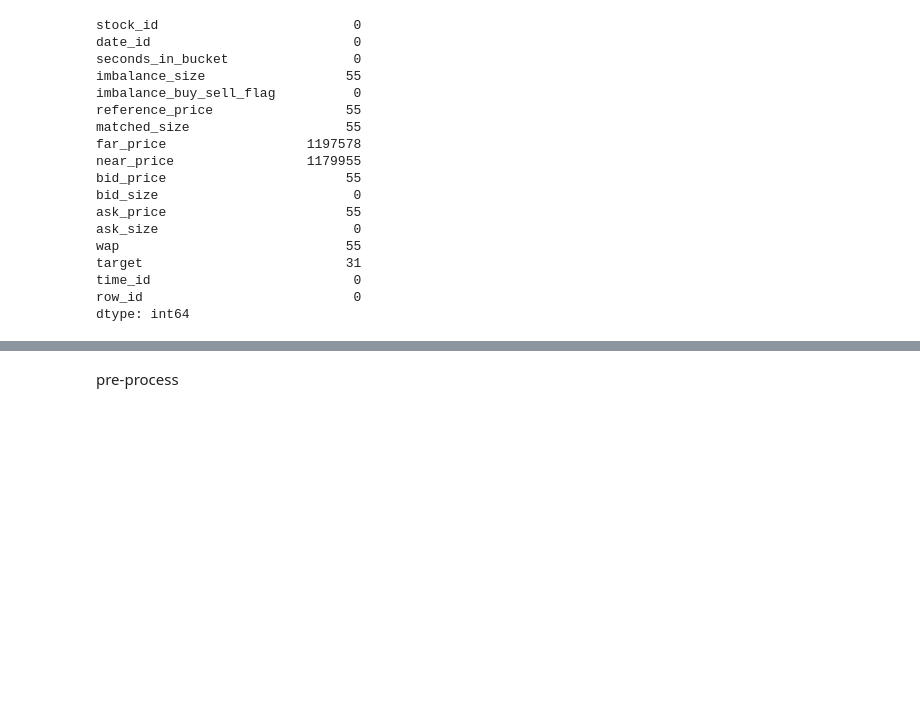
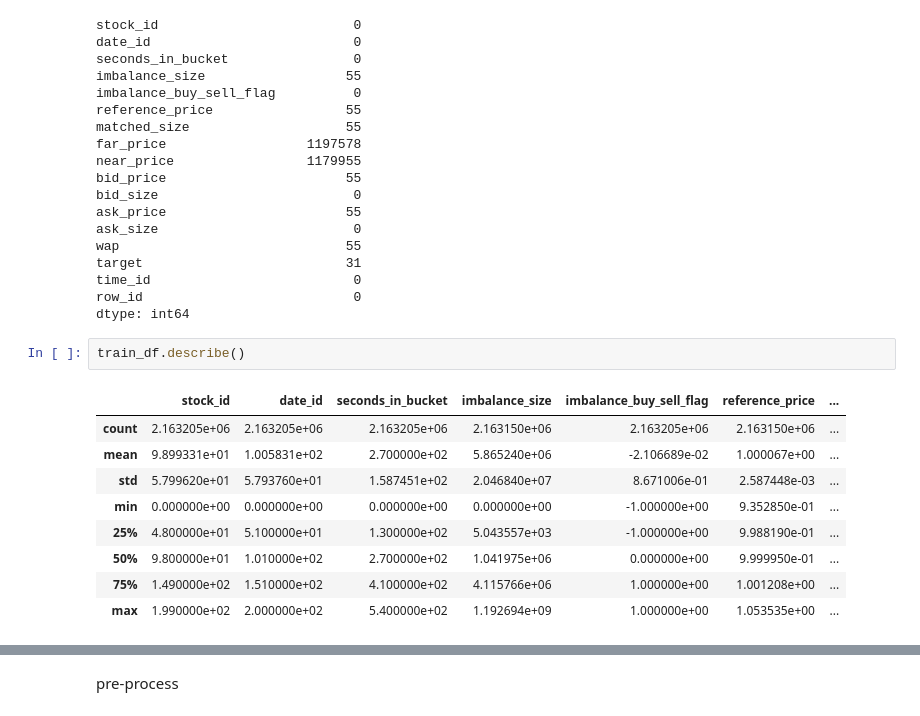
Before and after one commit to fdraverta/comp642-project, a Jupyter notebook: FRaverta-Notebooks/charles-trading-at-the-close-introduction.ipynb, the cells around one changed output, grey strips where cells are left out. Drawn from its saved outputs; the diff is of its cells as text; blank space fills up the shorter version.

```diff
--- a/FRaverta-Notebooks/charles-trading-at-the-close-introduction.ipynb
+++ b/FRaverta-Notebooks/charles-trading-at-the-close-introduction.ipynb
@@ -86,3 +106,15 @@ target                          31
 time_id                          0
 row_id                           0
 dtype: int64
+# %%
+train_df.describe()
+# %% [output]
+|  | stock_id | date_id | seconds_in_bucket | imbalance_size | imbalance_buy_sell_flag | reference_price | ... |
+| count | 2.163205e+06 | 2.163205e+06 | 2.163205e+06 | 2.163150e+06 | 2.163205e+06 | 2.163150e+06 | ... |
+| mean | 9.899331e+01 | 1.005831e+02 | 2.700000e+02 | 5.865240e+06 | -2.106689e-02 | 1.000067e+00 | ... |
+| std | 5.799620e+01 | 5.793760e+01 | 1.587451e+02 | 2.046840e+07 | 8.671006e-01 | 2.587448e-03 | ... |
+| min | 0.000000e+00 | 0.000000e+00 | 0.000000e+00 | 0.000000e+00 | -1.000000e+00 | 9.352850e-01 | ... |
+| 25% | 4.800000e+01 | 5.100000e+01 | 1.300000e+02 | 5.043557e+03 | -1.000000e+00 | 9.988190e-01 | ... |
+| 50% | 9.800000e+01 | 1.010000e+02 | 2.700000e+02 | 1.041975e+06 | 0.000000e+00 | 9.999950e-01 | ... |
+| 75% | 1.490000e+02 | 1.510000e+02 | 4.100000e+02 | 4.115766e+06 | 1.000000e+00 | 1.001208e+00 | ... |
+| max | 1.990000e+02 | 2.000000e+02 | 5.400000e+02 | 1.192694e+09 | 1.000000e+00 | 1.053535e+00 | ... |
```
Also changed, not shown: parts of 12 cells of this notebook.
